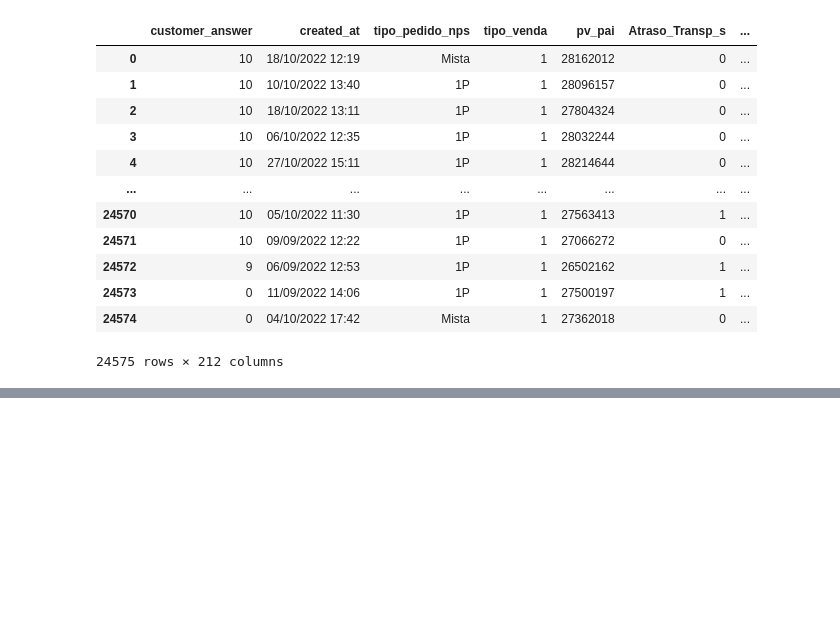
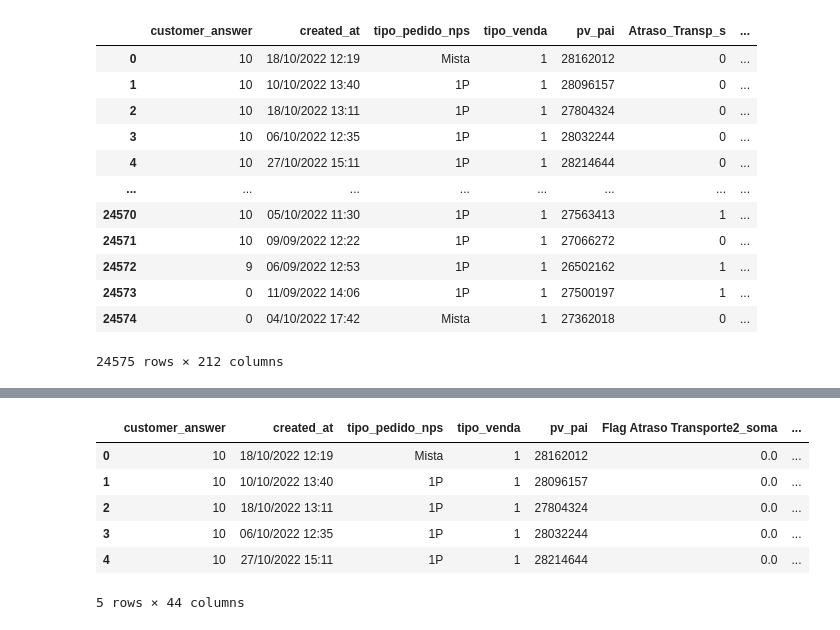
Before and after one commit to mvvilasboas/NPS_Bulky, a Jupyter notebook: analise_corr_outro.ipynb, the cells around one changed output, grey strips where cells are left out. Cells and saved outputs as stored; diff of their text form; code cells hidden in the pictures; blank space fills up the shorter version.

```diff
--- a/analise_corr_outro.ipynb
+++ b/analise_corr_outro.ipynb
@@ -134,0 +161,32 @@ base.to_csv(r'base_dummy.csv', index=False)
+# %%
+base = base.drop(columns=['Atraso_Transp_s','Flag Atraso Fornecedor_s','Flag Atraso Coleta_s','Flag Atraso Cliente_s',
+'[FLAG]Cancelado_S','[FLAG]Recompra_ff_S','[FLAG]Erro prazo transporte validacao_S','96.Atraso_importação_WMS_S',
+'[FLAG]Cross_S','[FLAG]Atraso_criacao_OC_S','[FLAG]Reprogramacao_OC_S','92.Virada_ff_Vao_S','91.Erro de Prazo Transporte_S',
+'[FLAG]Atraso Fornecedor_S','89.Reversa_S','NPS_NOTA_S','[FLAG] Entregue_S','[FLAG] Pratica_indevida_s','[FLAG] Sac_pos_entrega_s',
+'[FLAG] Reversa_s','[FLAG] PJ_s','[FLAG] Mais de uma entrega_s','[FLAG]Importacao WMS_s','[FLAG] Recompra_s',
+'[FLAG] Entrega_Mista_s','[FLAG] Virada_Faturamento_s','FLAG - Infos_encontradas_s','[FLAG] Atraso limite_s',
+'[FLAG] Oc sem bip_s','[FLAG] Insucesso_s','[FLAG] End. N.Localizado/Ausente_s','[FLAG] Tempo Habil_s',
+'[FLAG] Atraso Redespacho_s','[FLAG] Diarias_s','Flag Atraso Transporte2_x','Flag Atraso Fornecedor3_x',
+'Flag Atraso Coleta4_x','Flag Atraso Cliente5_x','[FLAG]Cancelado_x','[FLAG]Recompra_ff_x','[FLAG]Erro prazo transporte validacao_x',
+'96.Atraso_importação_WMS','[FLAG]Cross_x','[FLAG]Atraso_criacao_OC_x','[FLAG]Reprogramacao_OC_x','[FLAG]Atraso Fornecedor_x','NPS_NOTA',
+'[FLAG] Entregue_x','[FLAG] Pratica_indevida_x','[FLAG] Sac_pos_entrega_x','[FLAG] Reversa_x','[FLAG] PJ_x','[FLAG] Mais de uma entrega_x',
+'[FLAG]Importacao WMS_x','[FLAG] Recompra_x','[FLAG] Entrega_Mista_x','[FLAG] Virada_Faturamento_x','Info_Encontradas',
+'FLAG - Infos_encontradas_x','[FLAG] Atraso limite_x','[FLAG] Oc sem bip_x','[FLAG] Insucesso_x',
+'[FLAG] End. N.Localizado/Ausente_x','[FLAG] Tempo Habil_x','[FLAG] Atraso Redespacho_x',
+'[FLAG] Diarias_x','[FLAG] Atraso Coletas_x','[FLAG] Leves_x','[FLAG] Atraso CD_x','[FLAG] Recompra assistencia_x',
+'[FLAG] Recompra Total_x','[FLAG] Origem Recompra_x','[FLAG] Atraso Cliente*_x','FLAG_Parceiro_x','FLAG_terceiras_parceiras_x',
+'[FLAG] - Detrator_mais_entrega_x','[FLAG] - Categorias_detrator_x','[FLAG] Private_Label_x','Guide_flag_x',
+'[FLAG] Origem Recompra_soma',
+'FLAG_terceiras_parceiras_soma',
+'Guide_flag_soma'
+])
+
+base.head()
+# %% [output]
+|  | customer_answer | created_at | tipo_pedido_nps | tipo_venda | pv_pai | Flag Atraso Transporte2_soma | ... |
+| 0 | 10 | 18/10/2022 12:19 | Mista | 1 | 28162012 | 0.0 | ... |
+| 1 | 10 | 10/10/2022 13:40 | 1P | 1 | 28096157 | 0.0 | ... |
+| 2 | 10 | 18/10/2022 13:11 | 1P | 1 | 27804324 | 0.0 | ... |
+| 3 | 10 | 06/10/2022 12:35 | 1P | 1 | 28032244 | 0.0 | ... |
+| 4 | 10 | 27/10/2022 15:11 | 1P | 1 | 28214644 | 0.0 | ... |
+5 rows × 44 columns
```
Also changed, not shown: parts of 7 cells of this notebook, 1 other file.
